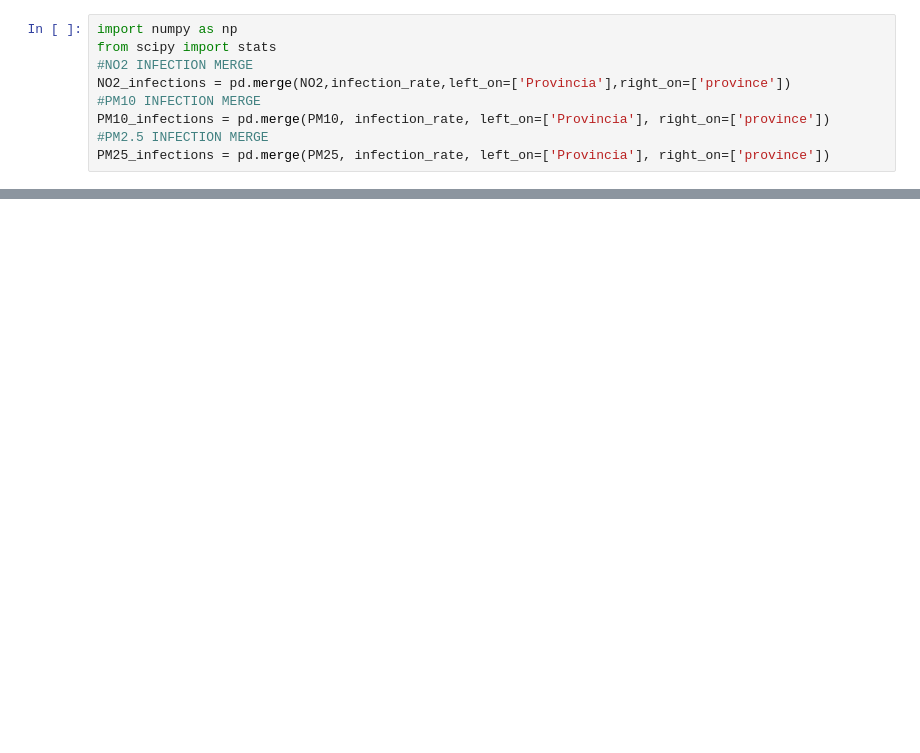
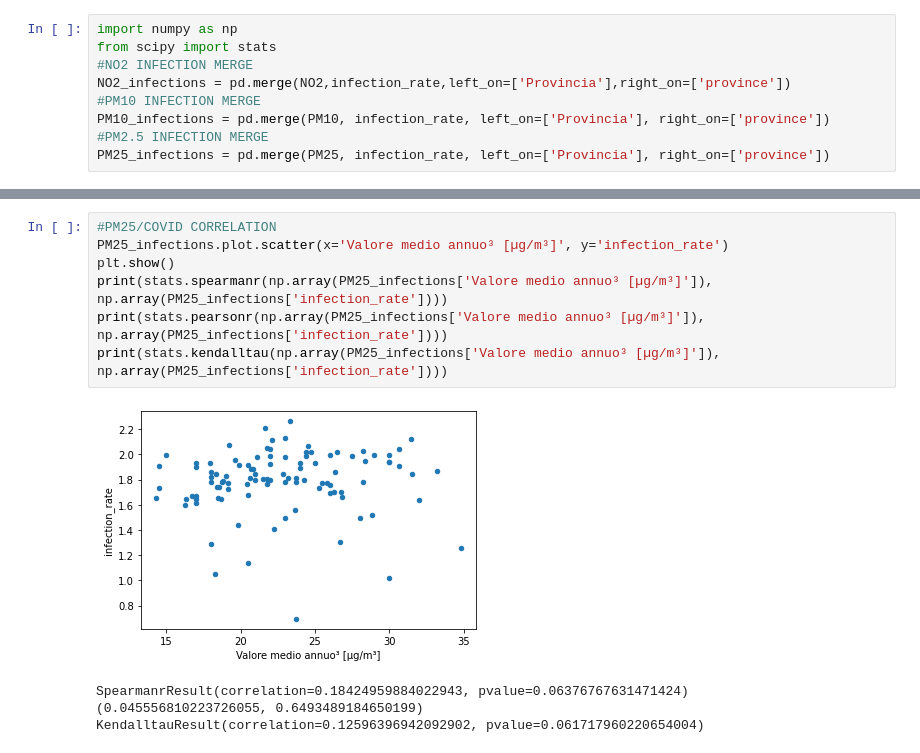
Before and after one commit to prometheus404/progetto_visualizzazione, a Jupyter notebook: disease_pollution_relation/covid_pollution_relation.ipynb, the cells around one changed output, grey strips where cells are left out. Saved outputs shown, nothing was run; the diff lists cells and outputs as text; blank space fills up the shorter version.

```diff
--- a/disease_pollution_relation/covid_pollution_relation.ipynb
+++ b/disease_pollution_relation/covid_pollution_relation.ipynb
@@ -139,0 +214,12 @@ KendalltauResult(correlation=0.3240744847950217, pvalue=1.5342544927598213e-06)
+# %%
+#PM25/COVID CORRELATION
+PM25_infections.plot.scatter(x='Valore medio annuo³ [µg/m³]', y='infection_rate')
+plt.show()
+print(stats.spearmanr(np.array(PM25_infections['Valore medio annuo³ [µg/m³]']), np.array(PM25_infections['infection_rate'])))
+print(stats.pearsonr(np.array(PM25_infections['Valore medio annuo³ [µg/m³]']), np.array(PM25_infections['infection_rate'])))
+print(stats.kendalltau(np.array(PM25_infections['Valore medio annuo³ [µg/m³]']), np.array(PM25_infections['infection_rate'])))
+# %% [output]
+[figure, added]
+SpearmanrResult(correlation=0.18424959884022943, pvalue=0.06376767631471424)
+(0.045556810223726055, 0.6493489184650199)
+KendalltauResult(correlation=0.12596396942092902, pvalue=0.061717960220654004)
```
Also changed, not shown: parts of 11 cells of this notebook.
